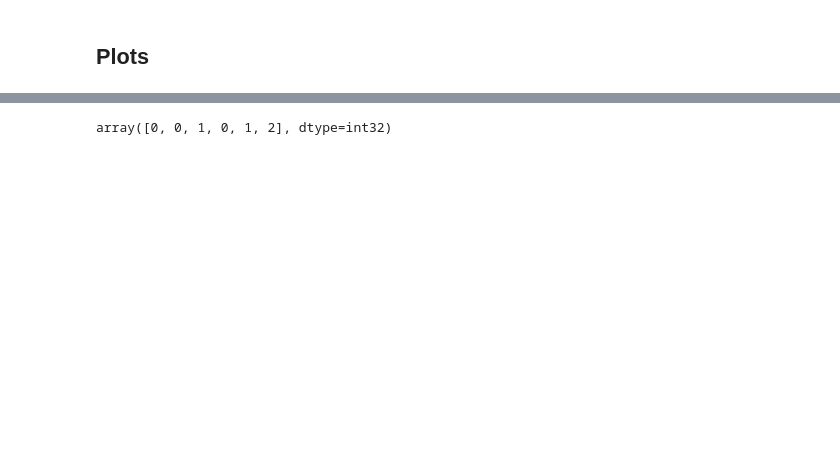
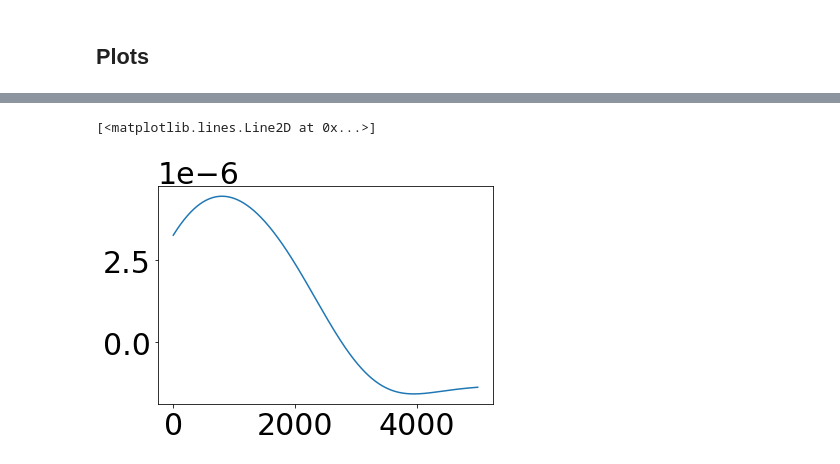
Before and after one commit to Pablo-Lemos/orbits, a Jupyter notebook: planets_graphnets.ipynb, the cells around one changed output, grey strips where cells are left out. Cells and saved outputs as stored; diff of their text form; code cells hidden in the pictures; blank space fills up the shorter version.

```diff
--- a/planets_graphnets.ipynb
+++ b/planets_graphnets.ipynb
@@ -668,3 +796,8 @@ plt.savefig('/Users/Pablo/Desktop/orbits')
+# %%
+plt.plot(x_traj_np[:nsteps_plot,0,1])
+# %% [output]
+[<matplotlib.lines.Line2D at 0x...>]
+[figure, added]
 # %%
 nplanets = len(planets_gn)
 nforce = len(f_pred[0])
@@ -690,7 +823,3 @@ for i in range(nsteps_table):
     #table[i] =  np.concatenate([masses_arr, dx, f_pred[i]], axis = 1)
 # %%
 np.savetxt('/Users/Pablo/Desktop/orbits.txt', table)
-# %%
-input_graph_tr.senders.eval(session=sess)[:6]
-# %% [output]
-array([0, 0, 1, 0, 1, 2], dtype=int32)
```
Also changed, not shown: parts of 56 cells of this notebook.
